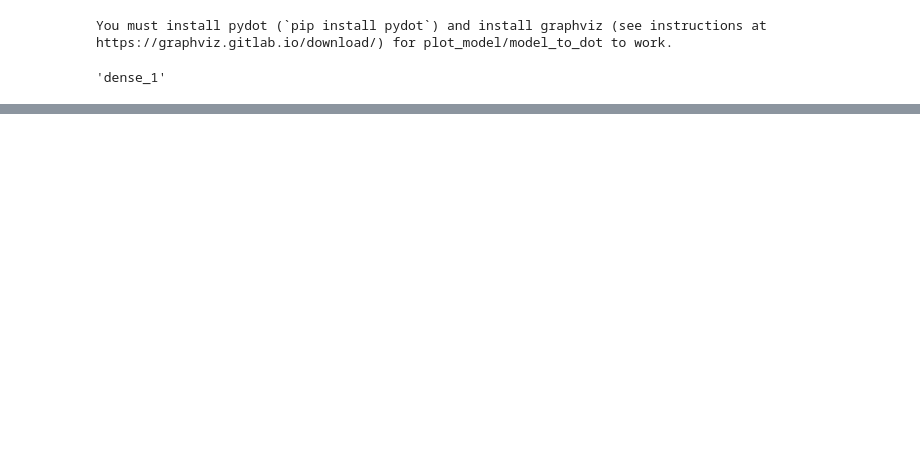
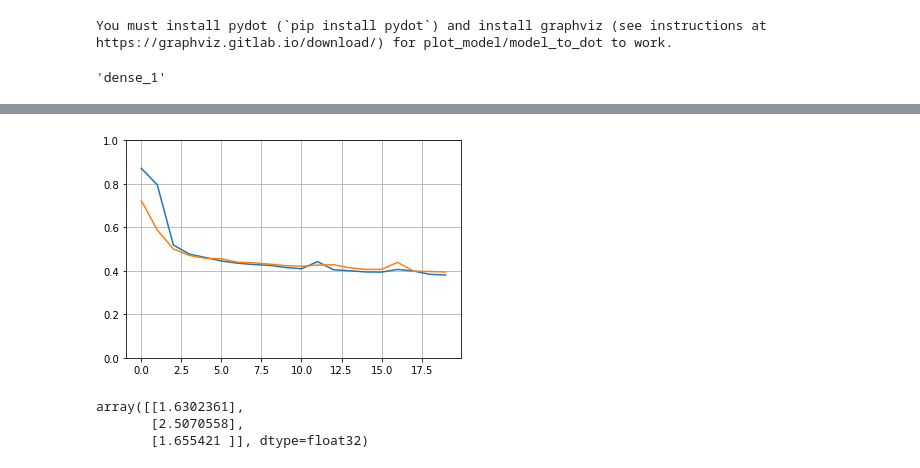
Before and after one commit to ozingmw/Hands-On_ML_Repo, a Jupyter notebook: neural_networks.ipynb, the cells around one changed output, grey strips where cells are left out. Cells and saved outputs as stored; diff of their text form; code cells hidden in the pictures; blank space fills up the shorter version.

```diff
--- a/neural_networks.ipynb
+++ b/neural_networks.ipynb
@@ -194,0 +177,24 @@ array([[0.  , 0.  , 0.  , 0.  , 0.  , 0.  , 0.  , 0.02, 0.  , 0.98],
+# %%
+from sklearn.datasets import fetch_california_housing
+from sklearn.model_selection import train_test_split
+from sklearn.preprocessing import StandardScaler
+
+housing = fetch_california_housing()
+X_train_full, X_test, y_train_full, y_test = train_test_split(housing.data, housing.target)
+X_train, X_valid, y_train, y_valid = train_test_split(X_train_full, y_train_full)
+
+scaler = StandardScaler()
+X_train = scaler.fit_transform(X_train)
+X_valid = scaler.transform(X_valid)
+X_test = scaler.transform(X_test)
+# %%
+model = keras.models.Sequential([
+    keras.layers.Dense(30, activation="relu", input_shape=X_train.shape[1:]),
+    keras.layers.Dense(1)
+])
+
+model.compile(loss="mean_squared_error", optimizer="sgd")
+history = model.fit(X_train, y_train, epochs=20, validation_data=(X_valid, y_valid))
+mse_test = model.evaluate(X_test, y_test)
+X_new = X_test[:3]
+y_pred = model.predict(X_new)
@@ -194,0 +219,13 @@ array([[0.  , 0.  , 0.  , 0.  , 0.  , 0.  , 0.  , 0.02, 0.  , 0.98],
+# %%
+plt.plot(pd.DataFrame(history.history))
+plt.grid(True)
+plt.gca().set_ylim(0, 1)
+plt.show()
+# %% [output]
+[figure, added]
+# %%
+y_pred
+# %% [output]
+array([[1.6302361],
+       [2.5070558],
+       [1.655421 ]], dtype=float32)
```
Also changed, not shown: parts of 36 cells of this notebook, 3 other files.
